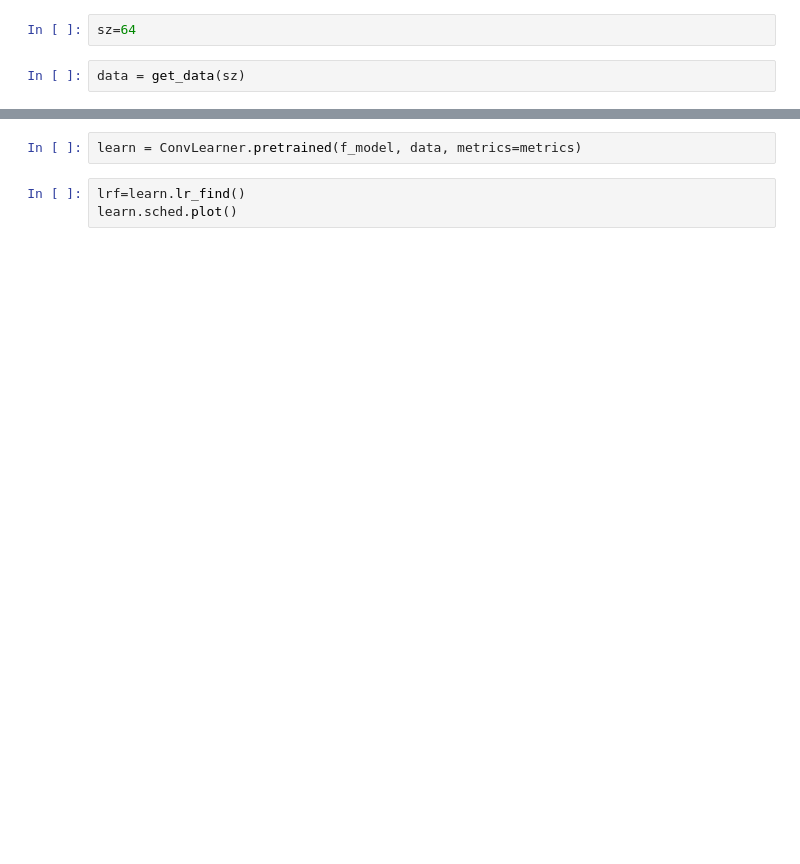
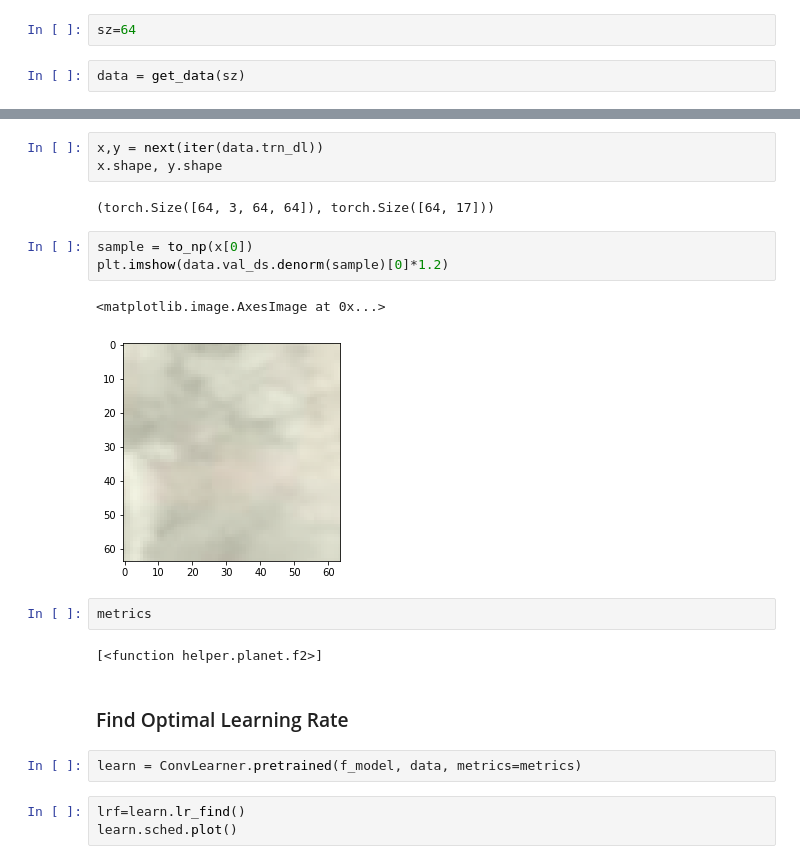
Before and after one commit to AmanDaVinci/DeepLabs, a Jupyter notebook: notebooks/image_models.ipynb, the cells around one changed output, grey strips where cells are left out. Saved outputs shown, nothing was run; the diff lists cells and outputs as text; blank space fills up the shorter version.

```diff
--- a/notebooks/image_models.ipynb
+++ b/notebooks/image_models.ipynb
@@ -105,3 +150,20 @@ A Jupyter Widget
+# %%
+x,y = next(iter(data.trn_dl))
+x.shape, y.shape
+# %% [output]
+(torch.Size([64, 3, 64, 64]), torch.Size([64, 17]))
+# %%
+sample = to_np(x[0])
+plt.imshow(data.val_ds.denorm(sample)[0]*1.2)
+# %% [output]
+<matplotlib.image.AxesImage at 0x...>
+[figure, added]
+# %%
+metrics
+# %% [output]
+[<function helper.planet.f2>]
+# %% [markdown]
+### Find Optimal Learning Rate
 # %%
 learn = ConvLearner.pretrained(f_model, data, metrics=metrics)
 # %%
```
Also changed, not shown: parts of 42 cells of this notebook.
